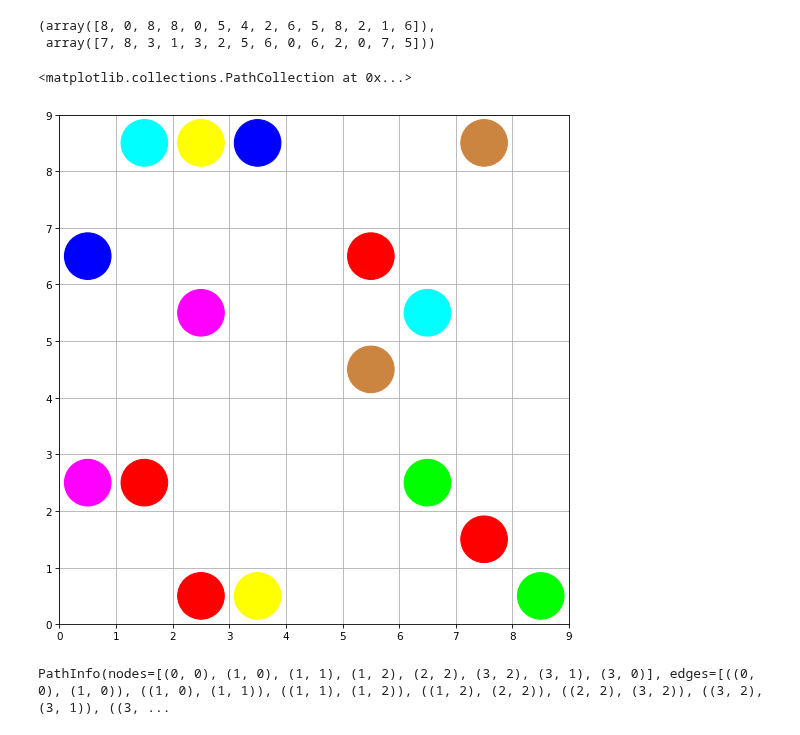
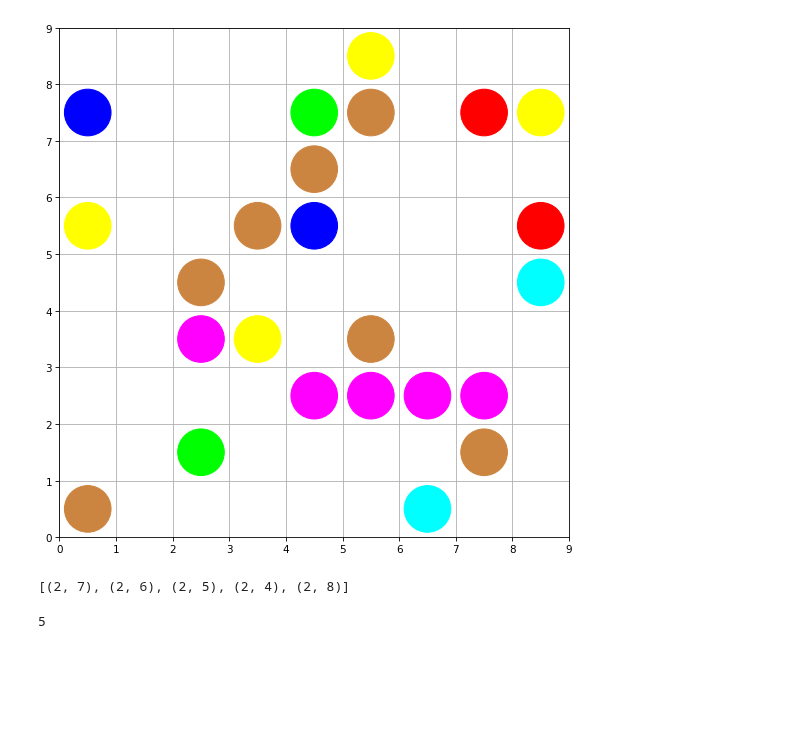
Before and after one commit to muarvyn/MCPLines, a Jupyter notebook: ColorLinesGen.ipynb, the cells around one changed output. Cells and saved outputs as stored; diff of their text form; code cells hidden in the pictures; blank space fills up the shorter version.

Commit message:
Tested state transition function. Fixed bugs.

```diff
--- a/ColorLinesGen.ipynb
+++ b/ColorLinesGen.ipynb
@@ -8,8 +8,8 @@ SingleDim = 9
 UNOCCUPIED = 0
 
 board = np.zeros(shape=(SingleDim,SingleDim), dtype=int)
-board[0,2] = 1
-board[2,1] = 1
+board[[2,2,2,2,3],[4,5,6,7,2]] = 6
+board[[4,5,6,7,1],[2,3,4,5,7]] = 7
 
 vacant = board == UNOCCUPIED
 
@@ -17,32 +17,29 @@ vacant_i = np.array(list(zip(*np.nonzero(vacant))))
 v2 = vacant_i.copy()
 np.random.shuffle(v2)
 v2 = v2[:14]
-v2[:,0], v2[:,1]
-# %% [output]
-(array([8, 0, 8, 8, 0, 5, 4, 2, 6, 5, 8, 2, 1, 6]),
- array([7, 8, 3, 1, 3, 2, 5, 6, 0, 6, 2, 0, 7, 5]))
 # %%
-board[v2[:,0], v2[:,1]] = [7,2,3,4,5,6,7,2,3,4,5,6,1,1]
+board[v2[:,0], v2[:,1]] = [7,2,3,4,5,5,7,2,3,4,5,5,1,1]
 # %%
-cmap = 'wrgybcm'
-lines_cm = cols.ListedColormap([[1, 0, 0],
-                               [0, 1, 0],
-                               [0, 0, 1],
-                               [0, 1, 1],
-                               [1, 1, 0],
-                               [1, 0, 1],
-                               [.8,.52,.25]])
+def drawBoard(board):
+    lines_cm = cols.ListedColormap([[1, 0, 0],
+                                   [0, 1, 0],
+                                   [0, 0, 1],
+                                   [0, 1, 1],
+                                   [1, 1, 0],
+                                   [1, 0, 1],
+                                   [.8,.52,.25]])
 
-x,y = np.nonzero(board != UNOCCUPIED)
-fig = plt.figure(figsize=(SingleDim,SingleDim), dpi=75)
-ax = plt.subplot(111, aspect='equal', xlim=[0,SingleDim], ylim=[0,SingleDim],
-                 xticks=range(SingleDim+1), yticks=range(SingleDim+1))
-ax.grid(True)
-ax.scatter(y+0.5, x+0.5, s=2000, c=[board[x1,y1] for x1,y1 in zip(x,y)],
-           cmap=lines_cm)
+    x,y = np.nonzero(board != UNOCCUPIED)
+    fig = plt.figure(figsize=(SingleDim,SingleDim), dpi=75)
+    ax = plt.subplot(111, aspect='equal', xlim=[0,SingleDim], ylim=[0,SingleDim],
+                     xticks=range(SingleDim+1), yticks=range(SingleDim+1))
+    ax.grid(True)
+    ax.scatter(y+0.5, x+0.5, s=2000, c=[board[x1,y1] for x1,y1 in zip(x,y)],
+               cmap=lines_cm)
-# %% [output]
-<matplotlib.collections.PathCollection at 0x...>
-[figure, removed]
+# %%
+drawBoard(board)
+# %% [output]
+[figure, added]
 # %%
 from itertools import product
 from dijkstar import Graph, find_path
@@ -68,5 +67 @@ path = find_path(graph, (0,0), (3,0),
-# %%
-path
-# %% [output]
-PathInfo(nodes=[(0, 0), (1, 0), (1, 1), (1, 2), (2, 2), (3, 2), (3, 1), (3, 0)], edges=[((0, 0), (1, 0)), ((1, 0), (1, 1)), ((1, 1), (1, 2)), ((1, 2), (2, 2)), ((2, 2), (3, 2)), ((3, 2), (3, 1)), ((3, ...
 # %%
@@ -108,0 +116,9 @@ def getLinesTransition(board, src, dst):
+# %%
+getStraitConnection(board, (2,8), 6)
+# %% [output]
+[(2, 7), (2, 6), (2, 5), (2, 4), (2, 8)]
+# %%
+next_board, reward = getLinesTransition(board, (0,0), (3,1))
+reward
+# %% [output]
+5
```
Also changed, not shown: parts of 3 cells of this notebook.
